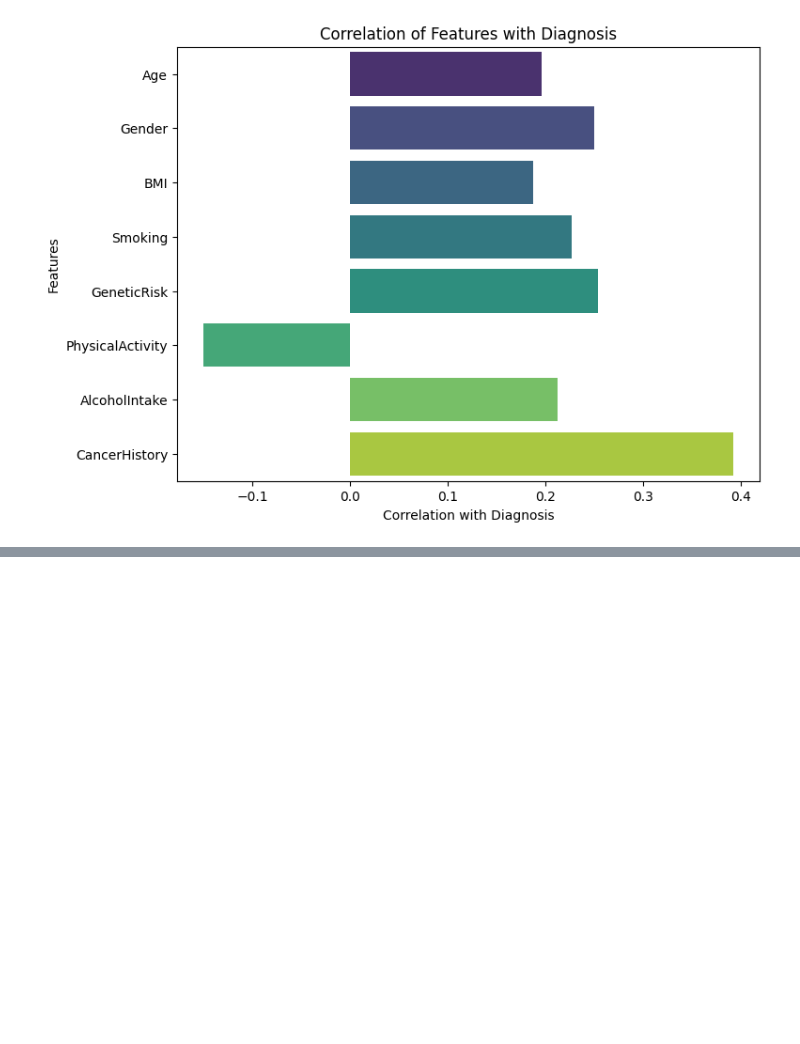
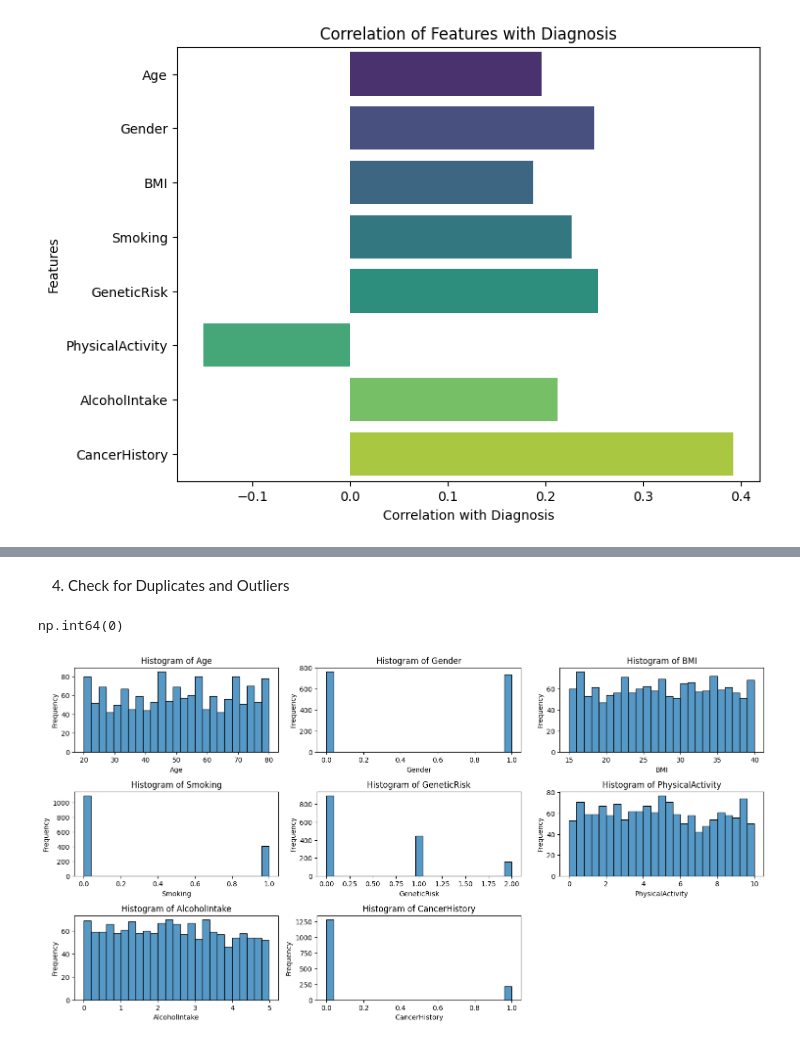
Before and after one commit to 036panda/Healthcare-Projects, a Jupyter notebook: cancerprediction.ipynb, the cells around one changed output, grey strips where cells are left out. Drawn from its saved outputs; the diff is of its cells as text; code cells hidden in the pictures; blank space fills up the shorter version.

```diff
--- a/cancerprediction.ipynb
+++ b/cancerprediction.ipynb
@@ -343,0 +453,20 @@ You can train the ML model w classification or regression --classification would
+# %% [markdown]
+4. Check for Duplicates and Outliers
+# %%
+cancer.duplicated().sum()
+# %% [output]
+np.int64(0)
+# %%
+fig, axes = plt.subplots(10, 3, figsize=(15, 25))
+axes = axes.flatten()
+for i, feature in enumerate(features):
+    sns.histplot(cancer[feature], ax=axes[i], kde=False, bins=25)
+    axes[i].set_title(f'Histogram of {feature}')
+    axes[i].set_xlabel(feature)
+    axes[i].set_ylabel('Frequency')
+for i in range(len(features), len(axes)):
+    fig.delaxes(axes[i])
+plt.tight_layout()
+plt.show()
+# %% [output]
+[figure, added]
```
Also changed, not shown: parts of 45 cells of this notebook.
